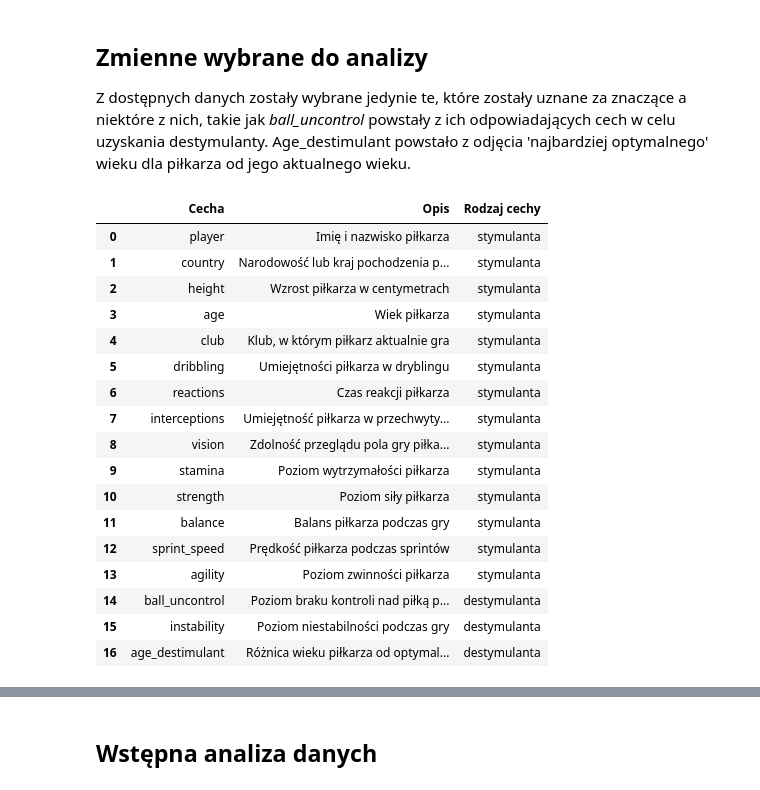
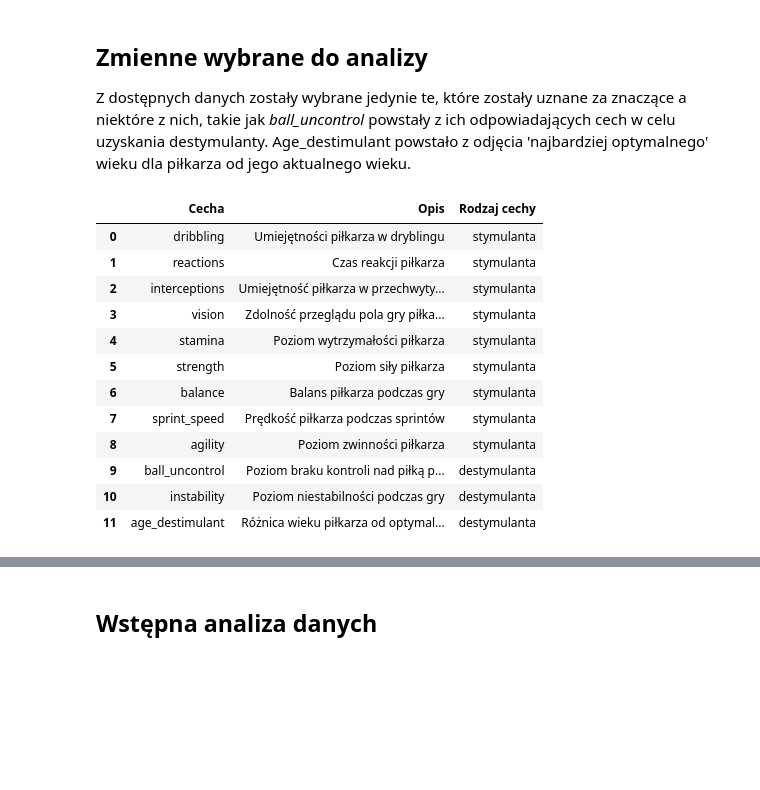
Before and after one commit to izabelakolodziejska/Fifa_players_analysis, a Jupyter notebook: fifa_analysys.ipynb, the cells around one changed output, grey strips where cells are left out. Saved outputs shown, nothing was run; the diff lists cells and outputs as text; code cells hidden in the pictures; blank space fills up the shorter version.

```diff
--- a/fifa_analysys.ipynb
+++ b/fifa_analysys.ipynb
@@ -49,48 +50,43 @@ Z dostępnych danych zostały wybrane jedynie te, które zostały uznane za znac
 Age_destimulant powstało z odjęcia 'najbardziej optymalnego' wieku dla piłkarza od jego aktualnego wieku.
 # %%
 features = {
-    "cecha": ["player", "country", "height", "age", "club", "dribbling", "reactions", "interceptions", "vision", "stamina", "strength", "balance", "sprint_speed", "agility", "ball_uncontrol", "instability", "age_destimulant"],
-    "opis": ["Imię i nazwisko piłkarza", "Narodowość lub kraj pochodzenia piłkarza", "Wzrost piłkarza w centymetrach", "Wiek piłkarza", "Klub, w którym piłkarz aktualnie gra", "Umiejętności piłkarza w dryblingu", "Czas reakcji piłkarza", "Umiejętność piłkarza w przechwytywaniu podań", "Zdolność przeglądu pola gry piłkarza na boisku", "Poziom wytrzymałości piłkarza", "Poziom siły piłkarza", "Balans piłkarza podczas gry", "Prędkość piłkarza podczas sprintów", "Poziom zwinności piłkarza", "Poziom braku kontroli nad piłką piłkarza", "Poziom niestabilności podczas gry", "Różnica wieku piłkarza od optymalnego wieku 28 lat"],
-    "rodzaj cechy": ["stymulanta", "stymulanta", "stymulanta", "stymulanta", "stymulanta", "stymulanta", "stymulanta", "stymulanta", "stymulanta", "stymulanta", "stymulanta", "stymulanta", "stymulanta", "stymulanta", "destymulanta", "destymulanta", "destymulanta"]
+    "cecha": ["dribbling", "reactions", "interceptions", "vision", "stamina", "strength", "balance", "sprint_speed", "agility", "ball_uncontrol", "instability", "age_destimulant"],
+    "opis": ["Umiejętności piłkarza w dryblingu", "Czas reakcji piłkarza", "Umiejętność piłkarza w przechwytywaniu podań", "Zdolność przeglądu pola gry piłkarza na boisku", "Poziom wytrzymałości piłkarza", "Poziom siły piłkarza", "Balans piłkarza podczas gry", "Prędkość piłkarza podczas sprintów", "Poziom zwinności piłkarza", "Poziom braku kontroli nad piłką piłkarza", "Poziom niestabilności podczas gry", "Różnica wieku piłkarza od optymalnego wieku 28 lat"],
+    "rodzaj cechy": ["stymulanta", "stymulanta", "stymulanta", "stymulanta", "stymulanta", "stymulanta", "stymulanta", "stymulanta", "stymulanta", "destymulanta", "destymulanta", "destymulanta"]
 }
 
 df = pd.DataFrame({
     "Cecha": features["cecha"],
     "Opis": features["opis"],
     "Rodzaj cechy": features["rodzaj cechy"]
 })
 
 excel_file = BytesIO()
 
 with pd.ExcelWriter(excel_file, engine='xlsxwriter') as writer:
     df.to_excel(writer, index=False)
 
 excel_file.seek(0)
 
 df_from_memory = pd.read_excel(excel_file)
 
 pd.set_option('display.max_colwidth', None)
 
 df_from_memory
 # %% [output]
 |  | Cecha | Opis | Rodzaj cechy |
-| 0 | player | Imię i nazwisko piłkarza | stymulanta |
-| 1 | country | Narodowość lub kraj pochodzenia p... | stymulanta |
-| 2 | height | Wzrost piłkarza w centymetrach | stymulanta |
-| 3 | age | Wiek piłkarza | stymulanta |
-| 4 | club | Klub, w którym piłkarz aktualnie gra | stymulanta |
-| 5 | dribbling | Umiejętności piłkarza w dryblingu | stymulanta |
-| 6 | reactions | Czas reakcji piłkarza | stymulanta |
-| 7 | interceptions | Umiejętność piłkarza w przechwyty... | stymulanta |
-| 8 | vision | Zdolność przeglądu pola gry piłka... | stymulanta |
-| 9 | stamina | Poziom wytrzymałości piłkarza | stymulanta |
-| 10 | strength | Poziom siły piłkarza | stymulanta |
-| 11 | balance | Balans piłkarza podczas gry | stymulanta |
-| 12 | sprint_speed | Prędkość piłkarza podczas sprintów | stymulanta |
-| 13 | agility | Poziom zwinności piłkarza | stymulanta |
-| 14 | ball_uncontrol | Poziom braku kontroli nad piłką p... | destymulanta |
-| 15 | instability | Poziom niestabilności podczas gry | destymulanta |
-| 16 | age_destimulant | Różnica wieku piłkarza od optymal... | destymulanta |
+| 0 | dribbling | Umiejętności piłkarza w dryblingu | stymulanta |
+| 1 | reactions | Czas reakcji piłkarza | stymulanta |
+| 2 | interceptions | Umiejętność piłkarza w przechwyty... | stymulanta |
+| 3 | vision | Zdolność przeglądu pola gry piłka... | stymulanta |
+| 4 | stamina | Poziom wytrzymałości piłkarza | stymulanta |
+| 5 | strength | Poziom siły piłkarza | stymulanta |
+| 6 | balance | Balans piłkarza podczas gry | stymulanta |
+| 7 | sprint_speed | Prędkość piłkarza podczas sprintów | stymulanta |
+| 8 | agility | Poziom zwinności piłkarza | stymulanta |
+| 9 | ball_uncontrol | Poziom braku kontroli nad piłką p... | destymulanta |
+| 10 | instability | Poziom niestabilności podczas gry | destymulanta |
+| 11 | age_destimulant | Różnica wieku piłkarza od optymal... | destymulanta |
 # %%
 data = pd.read_excel('FIFA_MAD_dane.xlsx')
 data.head()
```
Also changed, not shown: parts of 28 cells of this notebook, 1 other file.
